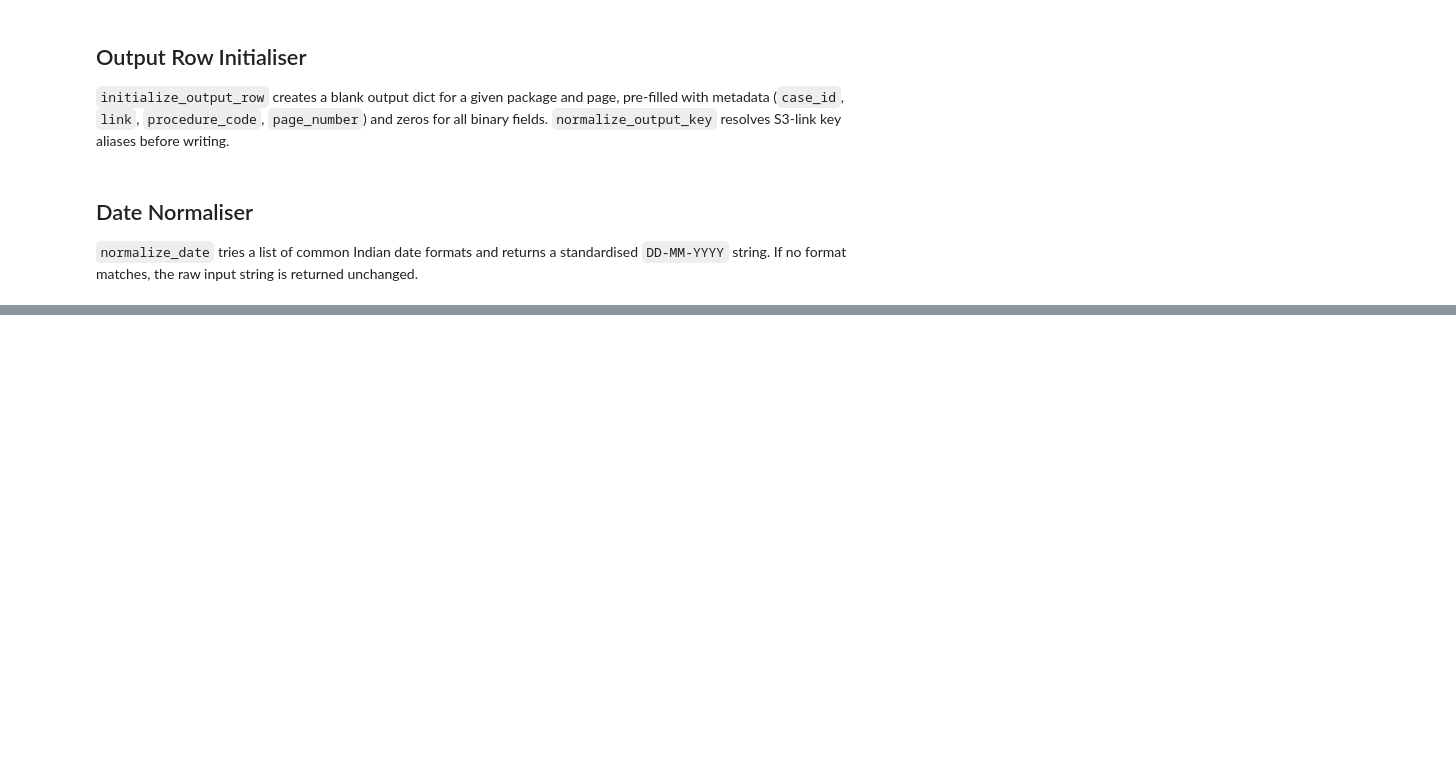
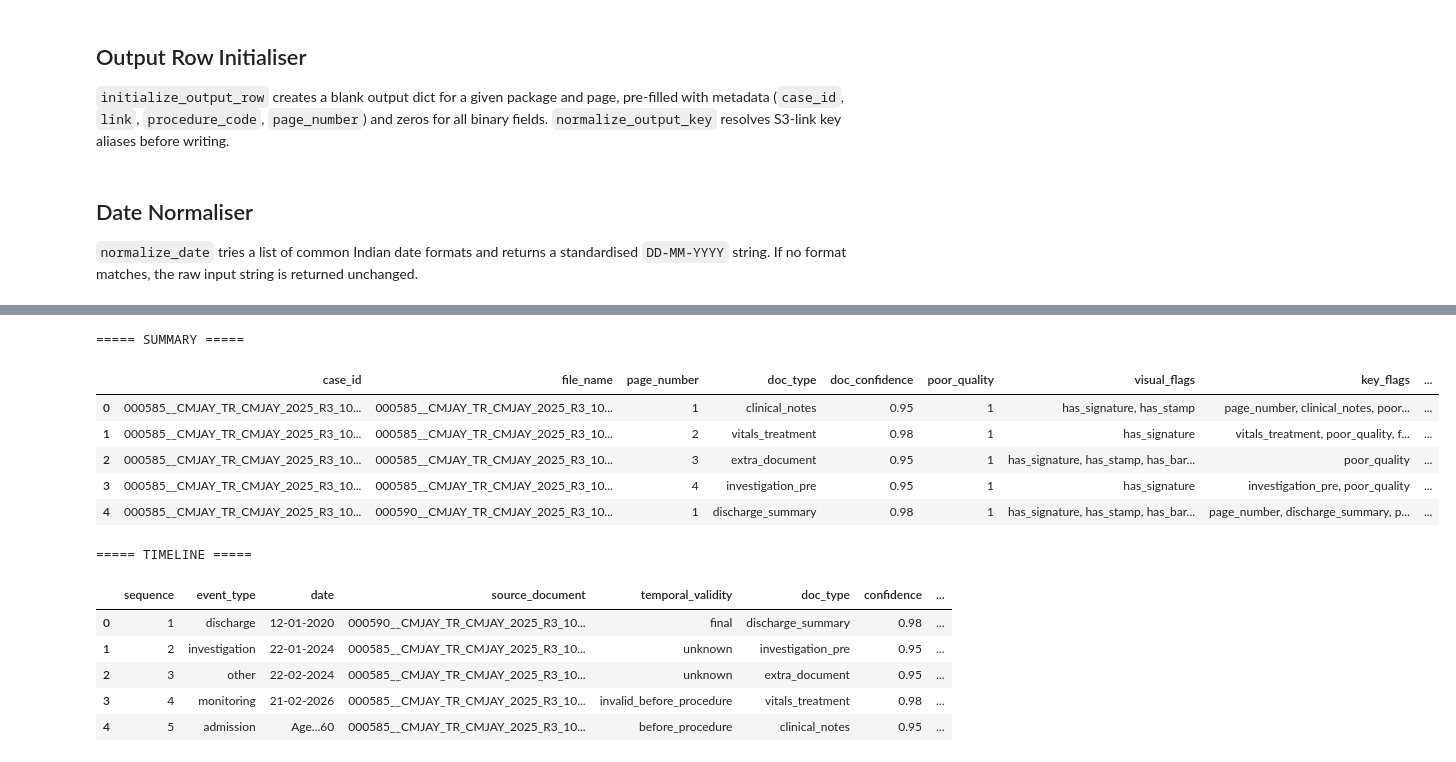
Before and after one commit to vidit-arca/Hackathon-, a Jupyter notebook: nha.ipynb, the cells around one changed output, grey strips where cells are left out. Drawn from its saved outputs; the diff is of its cells as text; code cells hidden in the pictures; blank space fills up the shorter version.

Commit message:
completed the Timeline , Rule Engine and explainable decisioning part fully

```diff
--- a/nha.ipynb
+++ b/nha.ipynb
@@ -1396,0 +1853,5 @@ def normalize_date(date_str: Optional[str]) -> Optional[str]:
+# %%
+timeline = build_episode_timeline(
+    package_code="MG006A",
+    page_results=page_results
+)
@@ -1396,0 +2228,53 @@ def normalize_date(date_str: Optional[str]) -> Optional[str]:
+# %%
+def build_timeline_df(timeline: List[TimelineEvent]) -> pd.DataFrame:
+
+    rows = []
+
+    for ev in timeline:
+        rows.append({
+            "sequence": ev.sequence,
+            "event_type": ev.event_type,
+            "date": ev.date,
+            "source_document": ev.source_document,
+            "temporal_validity": ev.temporal_validity,
+            "doc_type": ev.evidence.get("doc_type"),
+            "confidence": ev.evidence.get("confidence"),
+            "document_rank": ev.evidence.get("document_rank"),
+        })
+
+    df = pd.DataFrame(rows)
+
+    return df
+# %%
+# =========================
+# FINAL OUTPUT
+# =========================
+
+summary_df = build_human_readable_summary(
+    package_code="MG006A",
+    page_results=page_results,
+    decision=decision
+)
+
+timeline_df = build_timeline_df(timeline)
+
+print("\n===== SUMMARY =====\n")
+display(summary_df)
+
+print("\n===== TIMELINE =====\n")
+display(timeline_df)
+# %% [output]
+===== SUMMARY =====
+|  | case_id | file_name | page_number | doc_type | doc_confidence | poor_quality | visual_flags | key_flags | ... |
+| 0 | 000585__CMJAY_TR_CMJAY_2025_R3_10... | 000585__CMJAY_TR_CMJAY_2025_R3_10... | 1 | clinical_notes | 0.95 | 1 | has_signature, has_stamp | page_number, clinical_notes, poor... | ... |
+| 1 | 000585__CMJAY_TR_CMJAY_2025_R3_10... | 000585__CMJAY_TR_CMJAY_2025_R3_10... | 2 | vitals_treatment | 0.98 | 1 | has_signature | vitals_treatment, poor_quality, f... | ... |
+| 2 | 000585__CMJAY_TR_CMJAY_2025_R3_10... | 000585__CMJAY_TR_CMJAY_2025_R3_10... | 3 | extra_document | 0.95 | 1 | has_signature, has_stamp, has_bar... | poor_quality | ... |
+| 3 | 000585__CMJAY_TR_CMJAY_2025_R3_10... | 000585__CMJAY_TR_CMJAY_2025_R3_10... | 4 | investigation_pre | 0.95 | 1 | has_signature | investigation_pre, poor_quality | ... |
+| 4 | 000585__CMJAY_TR_CMJAY_2025_R3_10... | 000590__CMJAY_TR_CMJAY_2025_R3_10... | 1 | discharge_summary | 0.98 | 1 | has_signature, has_stamp, has_bar... | page_number, discharge_summary, p... | ... |
+===== TIMELINE =====
+|  | sequence | event_type | date | source_document | temporal_validity | doc_type | confidence | ... |
+| 0 | 1 | discharge | 12-01-2020 | 000590__CMJAY_TR_CMJAY_2025_R3_10... | final | discharge_summary | 0.98 | ... |
+| 1 | 2 | investigation | 22-01-2024 | 000585__CMJAY_TR_CMJAY_2025_R3_10... | unknown | investigation_pre | 0.95 | ... |
+| 2 | 3 | other | 22-02-2024 | 000585__CMJAY_TR_CMJAY_2025_R3_10... | unknown | extra_document | 0.95 | ... |
+| 3 | 4 | monitoring | 21-02-2026 | 000585__CMJAY_TR_CMJAY_2025_R3_10... | invalid_before_procedure | vitals_treatment | 0.98 | ... |
+| 4 | 5 | admission | Age...60 | 000585__CMJAY_TR_CMJAY_2025_R3_10... | before_procedure | clinical_notes | 0.95 | ... |
```
Also changed, not shown: parts of 42 cells of this notebook.
